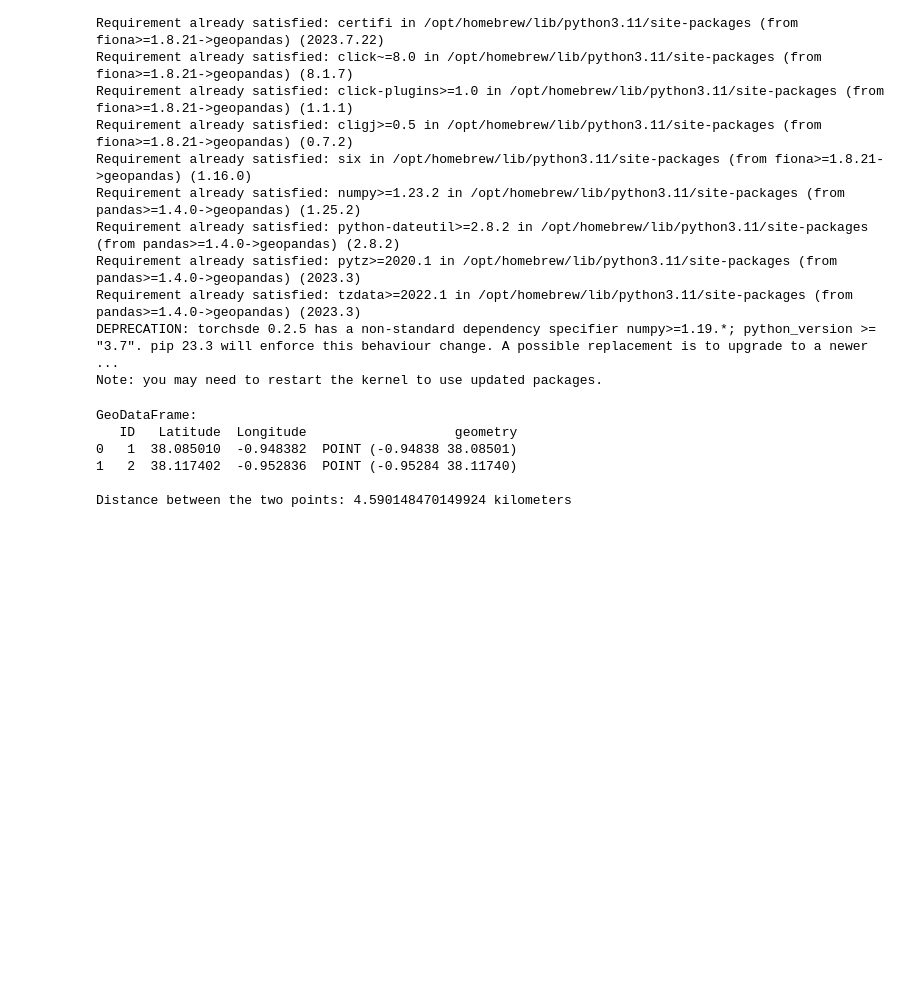
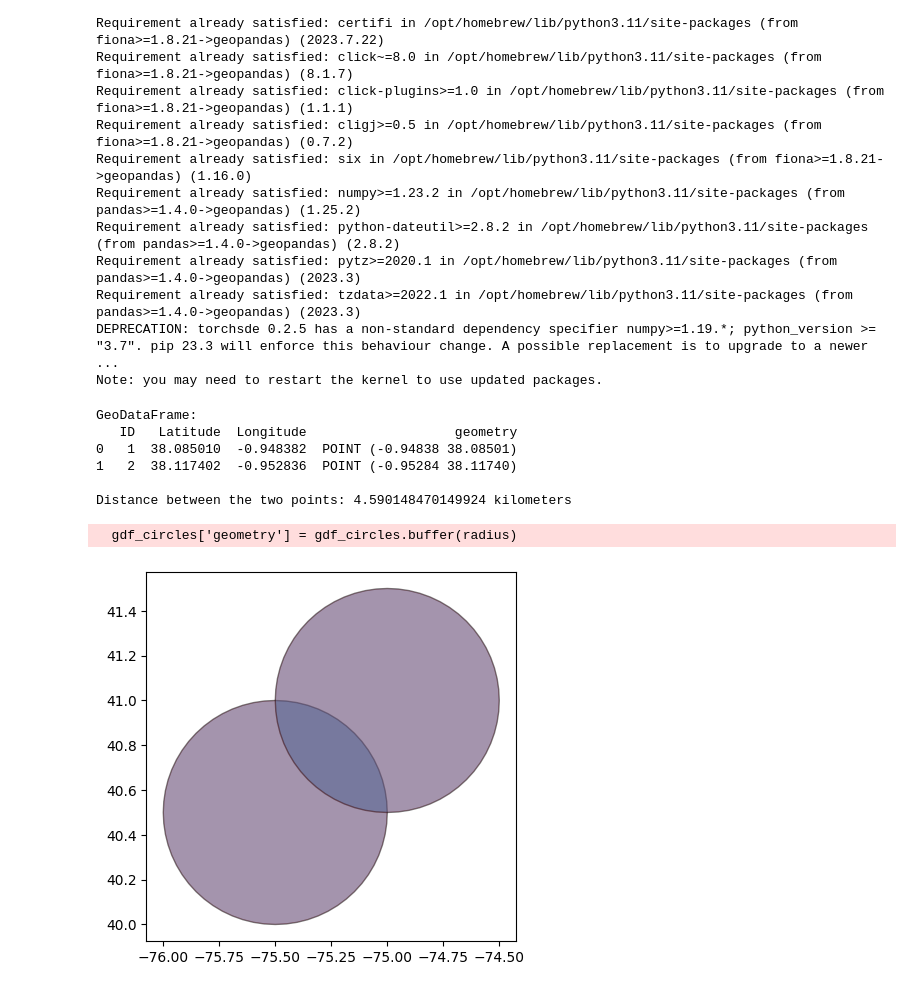
Before and after one commit to lyepustin/bookNLP, a Jupyter notebook: tests.ipynb, the cells around one changed output. Cells and saved outputs as stored; diff of their text form; code cells hidden in the pictures; blank space fills up the shorter version.

Commit message:
example of catchment with geopandas

```diff
--- a/tests.ipynb
+++ b/tests.ipynb
@@ -52,3 +52,32 @@ GeoDataFrame:
 1   2  38.117402  -0.952836  POINT (-0.95284 38.11740)
 
 Distance between the two points: 4.590148470149924 kilometers
+# %%
+import geopandas as gpd
+from shapely.geometry import Point
+
+# Step 1: Create a GeoDataFrame with your points
+data = {'Name': ['Point1', 'Point2'],
+        'geometry': [Point(-75.5, 40.5), Point(-75, 41)]}
+
+
+gdf_points = gpd.GeoDataFrame(data, geometry='geometry', crs='EPSG:4326')
+
+# Step 2: Buffer the points to create circles with a specified radius
+radius = 0.5  # Assuming a radius of 0.5 degrees (adjust as needed)
+gdf_circles = gdf_points.copy()
+gdf_circles['geometry'] = gdf_circles.buffer(radius)
+
+# Step 3: Merge or intersect the circles to find the catchment area
+catchment = gdf_circles.unary_union
+
+# Optional: Plot the result
+ax = gdf_circles.plot(alpha=0.5, edgecolor='k')
+gpd.GeoSeries(catchment).plot(ax=ax, color='red', alpha=0.2)
+
+# Show the plot
+import matplotlib.pyplot as plt
+plt.show()
+# %% [output]
+  gdf_circles['geometry'] = gdf_circles.buffer(radius)
+[figure, added]
```
